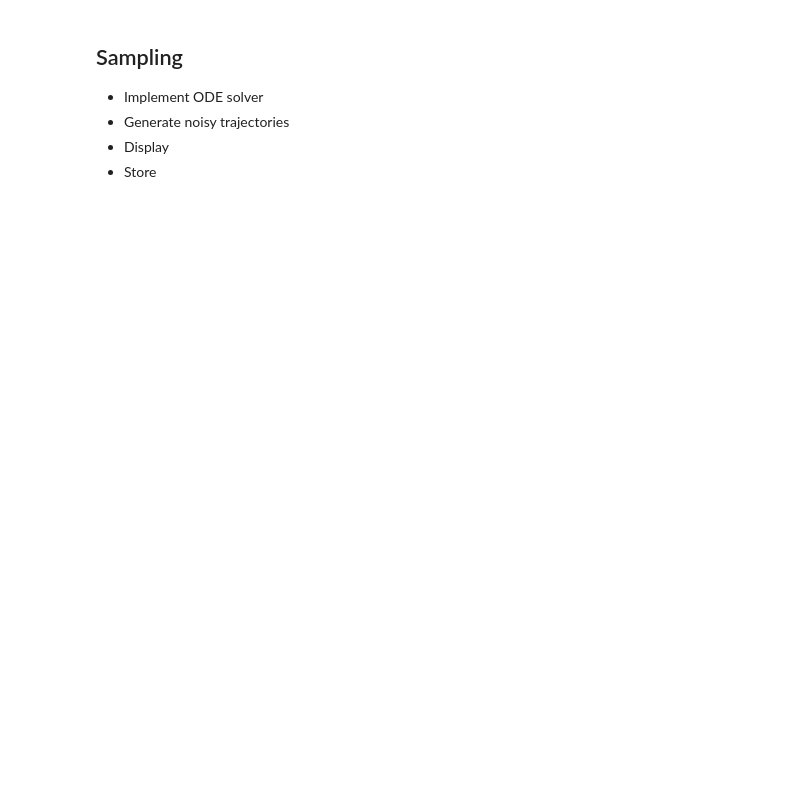
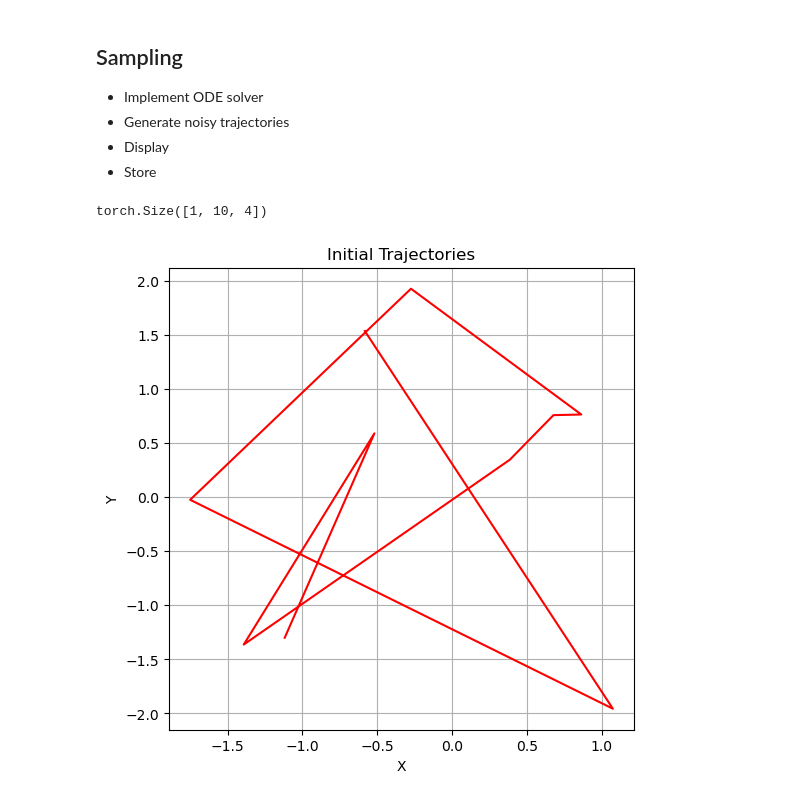
Before and after one commit to MortenHS/FlowMatching, a Jupyter notebook: data_loader.ipynb, the cells around one changed output. Cells and saved outputs as stored; diff of their text form; code cells hidden in the pictures; blank space fills up the shorter version.

```diff
--- a/data_loader.ipynb
+++ b/data_loader.ipynb
@@ -230,3 +219,22 @@ plt.show()
 * Generate noisy trajectories
 * Display
 * Store
+# %%
+num_steps = 10
+batch_size = 1
+# Generate initial trajectories:
+init_trajs = torch.randn(batch_size, num_steps, D_Obs, deivce=device)
+
+print(init_trajs.shape)
+
+plt.figure(figsize=(6, 6))
+for traj in init_trajs:
+    plt.plot(traj[:, 0].cpu().numpy(), traj[:, 1].cpu().numpy(), color='r')
+plt.title('Initial Trajectories')
+plt.xlabel('X')
+plt.ylabel('Y')
+plt.grid()
+plt.show()
+# %% [output]
+torch.Size([1, 10, 4])
+[figure, added]
```
Also changed, not shown: parts of 9 cells of this notebook, 1 other file.
